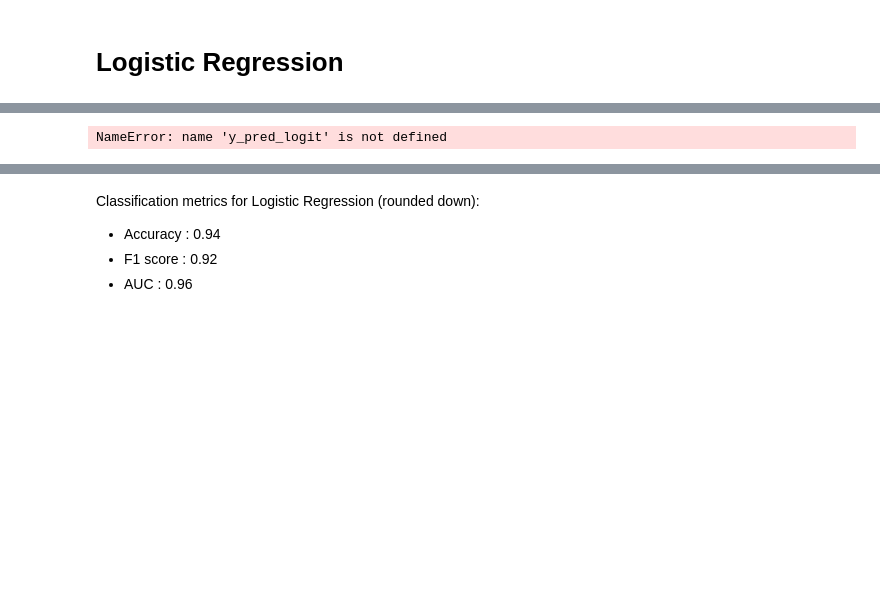
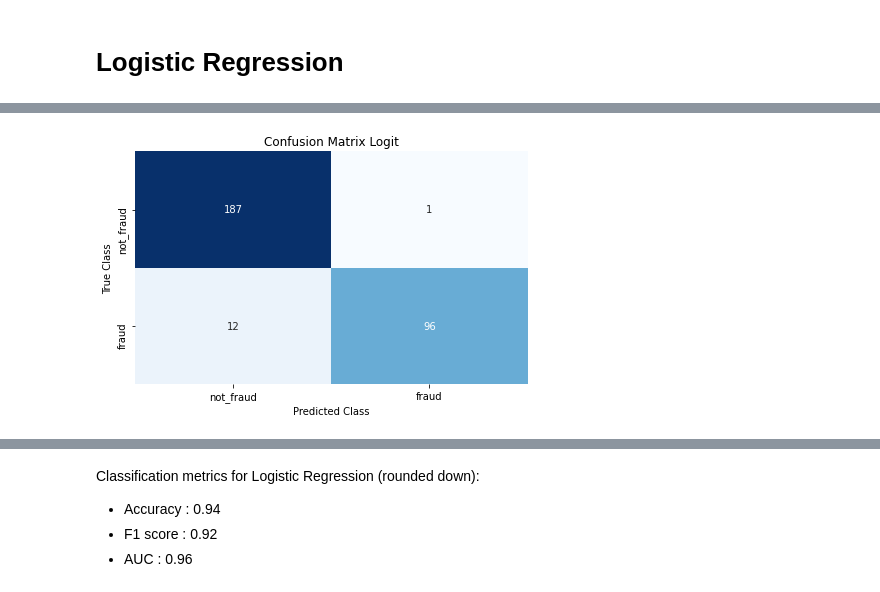
Before and after one commit to DataEngel/Credit-Card-Fraud-Detection, a Jupyter notebook: Kaggle Notebook/credit-card-fraud-detection-with-ml-and-dp.ipynb, the cells around one changed output, grey strips where cells are left out. Saved outputs shown, nothing was run; the diff lists cells and outputs as text; code cells hidden in the pictures; blank space fills up the shorter version.

```diff
--- a/Kaggle Notebook/credit-card-fraud-detection-with-ml-and-dp.ipynb
+++ b/Kaggle Notebook/credit-card-fraud-detection-with-ml-and-dp.ipynb
@@ -147,14 +147,14 @@ F1 Score Logistic Regression: 0.937799043062201
 # %%
 #print CM
-matrix_logit = confusion_matrix(y_test, y_pred_logit)
+matrix_logit = confusion_matrix(y_test, y_pred_Logistic)
 cm_logit = pd.DataFrame(matrix_logit, index=['not_fraud', 'fraud'], columns=['not_fraud', 'fraud'])
 
 sns.heatmap(cm_logit, annot=True, cbar=None, cmap="Blues", fmt = 'g')
 plt.title("Confusion Matrix Logit"), plt.tight_layout()
 plt.ylabel("True Class"), plt.xlabel("Predicted Class")
 plt.show()
 # %% [output]
-NameError: name 'y_pred_logit' is not defined
+[figure, added]
 # %%
 #AUC
 y_pred_logit_proba = model1.predict_proba(X_test)[::,1]
```
Also changed, not shown: parts of 13 cells of this notebook.
